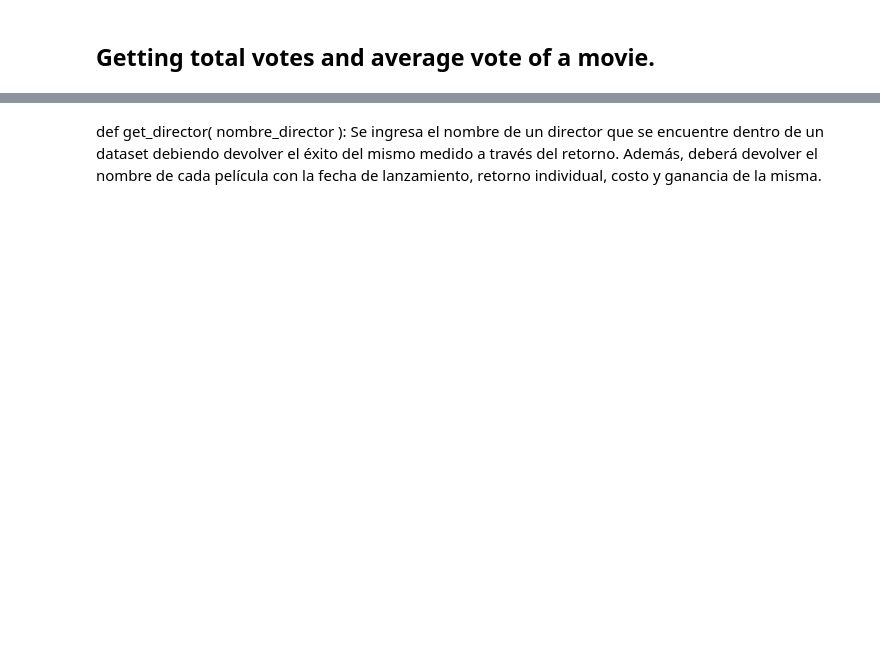
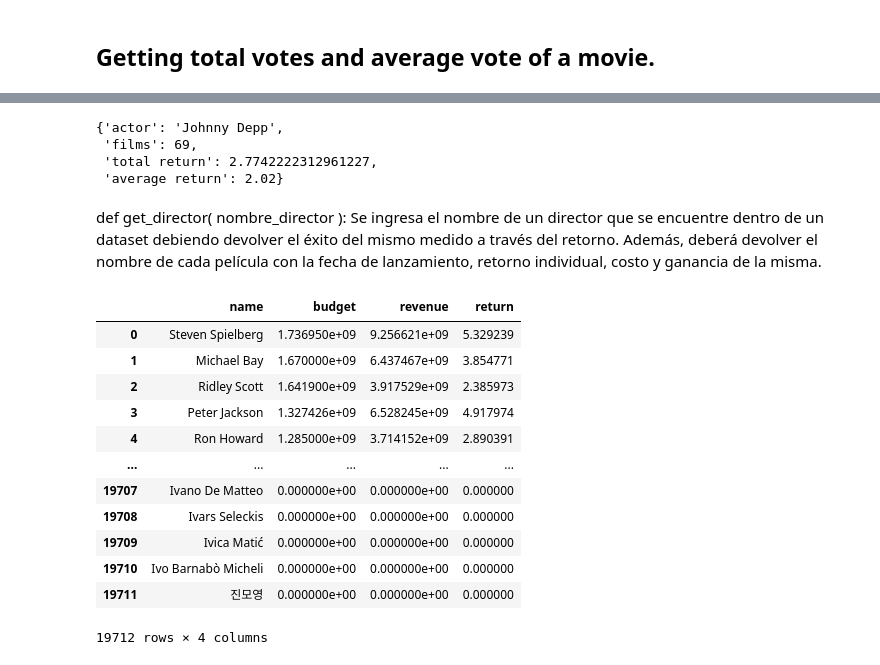
Before and after one commit to cristhianc001/Movie-Recommendation-System, a Jupyter notebook: notebooks/2. API functions.ipynb, the cells around one changed output, grey strips where cells are left out. Saved outputs shown, nothing was run; the diff lists cells and outputs as text; code cells hidden in the pictures; blank space fills up the shorter version.

```diff
--- a/notebooks/2. API functions.ipynb
+++ b/notebooks/2. API functions.ipynb
@@ -182,3 +246,10 @@ def get_actor( nombre_actor ): Se ingresa el nombre de un actor que se encuentre
+# %%
+get_actor("Johnnydépp")
+# %% [output]
+{'actor': 'Johnny Depp',
+ 'films': 69,
+ 'total return': 2.7742222312961227,
+ 'average return': 2.02}
 # %% [markdown]
 
 def get_director( nombre_director ): Se ingresa el nombre de un director que se encuentre dentro de un dataset debiendo devolver el éxito del mismo medido a través del retorno. Además, deberá devolver el nombre de cada película con la fecha de lanzamiento, retorno individual, costo y ganancia de la misma.
@@ -184,0 +263,17 @@ def get_director( nombre_director ): Se ingresa el nombre de un director que se
+# %%
+final_join["return"] = np.where(final_join["budget"] != 0, final_join["revenue"] / final_join["budget"], 0)
+final_join
+# %% [output]
+|  | name | budget | revenue | return |
+| 0 | Steven Spielberg | 1.736950e+09 | 9.256621e+09 | 5.329239 |
+| 1 | Michael Bay | 1.670000e+09 | 6.437467e+09 | 3.854771 |
+| 2 | Ridley Scott | 1.641900e+09 | 3.917529e+09 | 2.385973 |
+| 3 | Peter Jackson | 1.327426e+09 | 6.528245e+09 | 4.917974 |
+| 4 | Ron Howard | 1.285000e+09 | 3.714152e+09 | 2.890391 |
+| ... | ... | ... | ... | ... |
+| 19707 | Ivano De Matteo | 0.000000e+00 | 0.000000e+00 | 0.000000 |
+| 19708 | Ivars Seleckis | 0.000000e+00 | 0.000000e+00 | 0.000000 |
+| 19709 | Ivica Matić | 0.000000e+00 | 0.000000e+00 | 0.000000 |
+| 19710 | Ivo Barnabò Micheli | 0.000000e+00 | 0.000000e+00 | 0.000000 |
+| 19711 | 진모영 | 0.000000e+00 | 0.000000e+00 | 0.000000 |
+19712 rows × 4 columns
```
Also changed, not shown: parts of 42 cells of this notebook, 2 other files.
